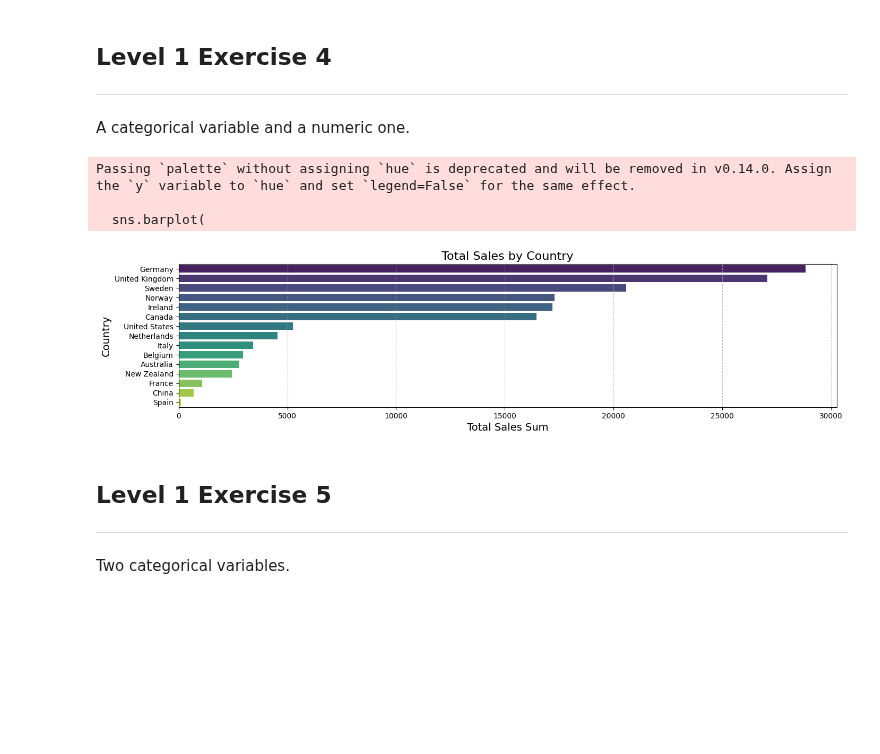
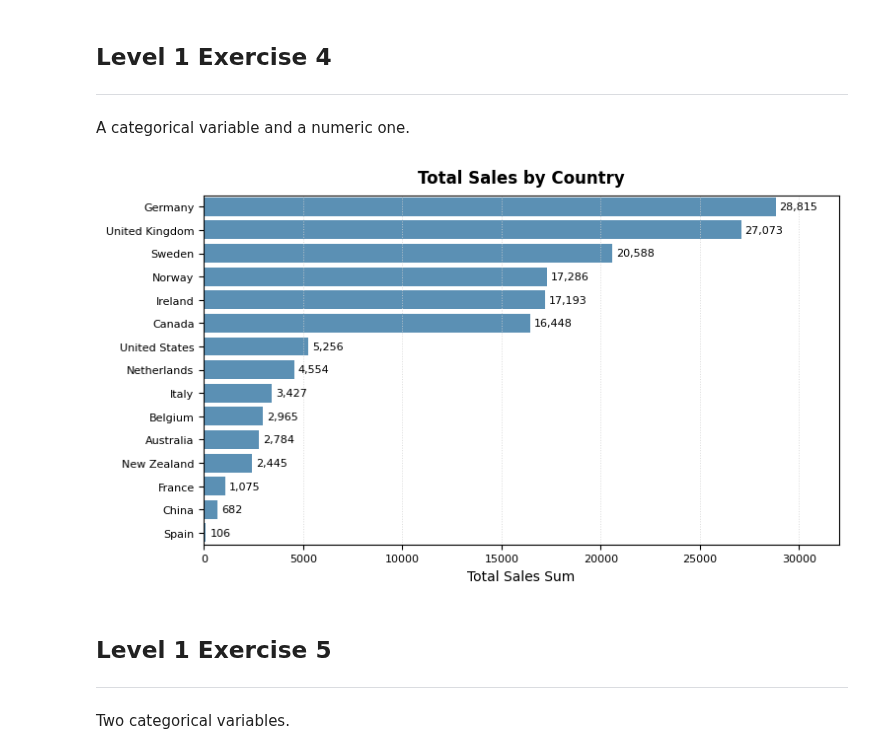
Before and after one commit to leocareer/DA_specialization, a Jupyter notebook: Sprint_08/S8_01.ipynb, the cells around one changed output. Cells and saved outputs as stored; diff of their text form; code cells hidden in the pictures; blank space fills up the shorter version.

Commit message:
sprint 8: S8_01.ipynb: plots params v1 (l1e4)

```diff
--- a/Sprint_08/S8_01.ipynb
+++ b/Sprint_08/S8_01.ipynb
@@ -139,38 +139,49 @@ A categorical variable and a numeric one.
 # %%
 # объединение
 df_transactions_companies = df_transactions.merge(
     df_companies[['company_id', 'country']],
     left_on='business_id',
     right_on='company_id',
     how='left'
 )
 
 # группировка данных по странам и суммирование продаж
 sales_by_country = df_transactions_companies.groupby('country')['amount'].sum().reset_index()
 
 # сортировка по убыванию суммы продаж
 sales_by_country = sales_by_country.sort_values(by='amount', ascending=False)
 
-fig, ax = plt.subplots(figsize=(16, 3.5))
+fig, ax = plt.subplots(figsize=(8.3, 4.6))
 
 sns.barplot(
     x=sales_by_country['amount'],
     y=sales_by_country['country'],
-    palette='viridis',
+    alpha=0.8,
     ax=ax
 )
 
-ax.set_title('Total Sales by Country', fontsize=16)
-ax.set_xlabel('Total Sales Sum', fontsize=14)
-ax.set_ylabel('Country', fontsize=14)
-ax.grid(axis='x', linestyle='--', alpha=0.7)
+# добавление лейблов к барам
+for bar, label in zip(ax.patches, sales_by_country['amount']):  # ax.patches достаёт бары
+    ax.text(
+        bar.get_width() + 200,  # положение текста по оси X, ширина бара, значение amount
+        bar.get_y() + bar.get_height() / 2,  # положение текста по оси Y, нижняя граница бара + высота бара
+        f'{int(label):,}',  # форматирует значение с разделением тысяч запятыми
+        va='center',
+        ha='left',
+        fontsize=8
+    )
+
+ax.set_title('Total Sales by Country', fontweight='bold', verticalalignment='bottom')
+ax.set_xlabel('Total Sales Sum')
+ax.set_ylabel(None)
+ax.grid(axis='x', linestyle=':', color='lightgray', linewidth=0.7, alpha=0.8)
+ax.tick_params(labelsize=8)
+ax.set_xticks(range(0, 30001, 5000))
+ax.set_xlim(0, 32000)
 
 plt.show()
 # %% [output]
-Passing `palette` without assigning `hue` is deprecated and will be removed in v0.14.0. Assign the `y` variable to `hue` and set `legend=False` for the same effect.
-
-  sns.barplot(
-[figure, old version]
+[figure, new version]
 # %% [markdown]
 ## Level 1 Exercise 5
 ---
```
Also changed, not shown: parts of 2 cells of this notebook.
